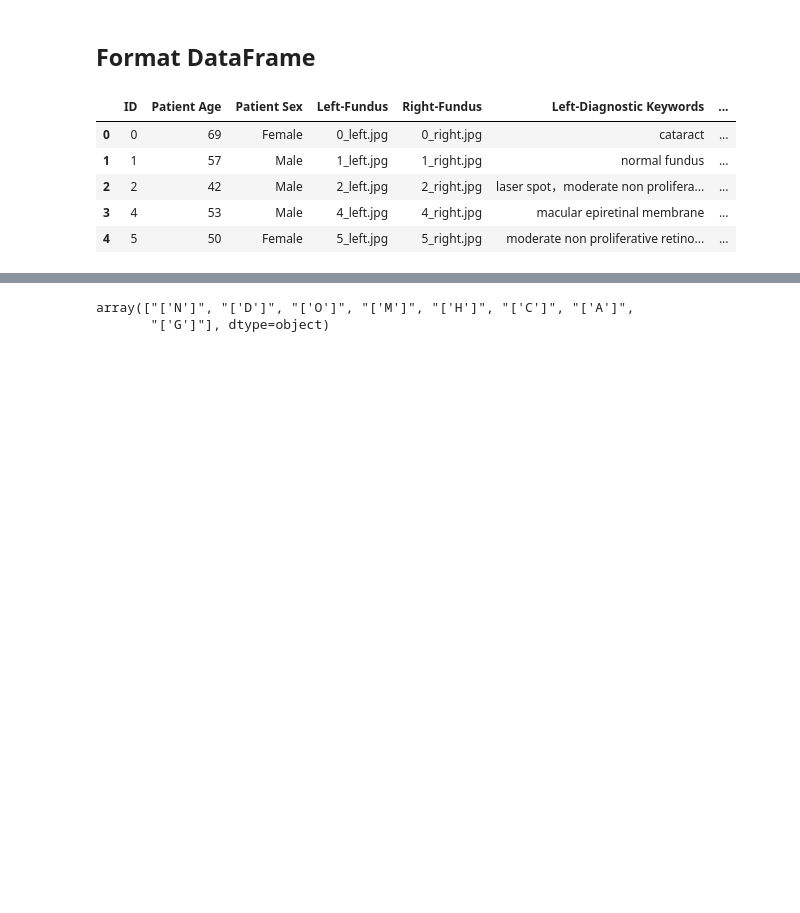
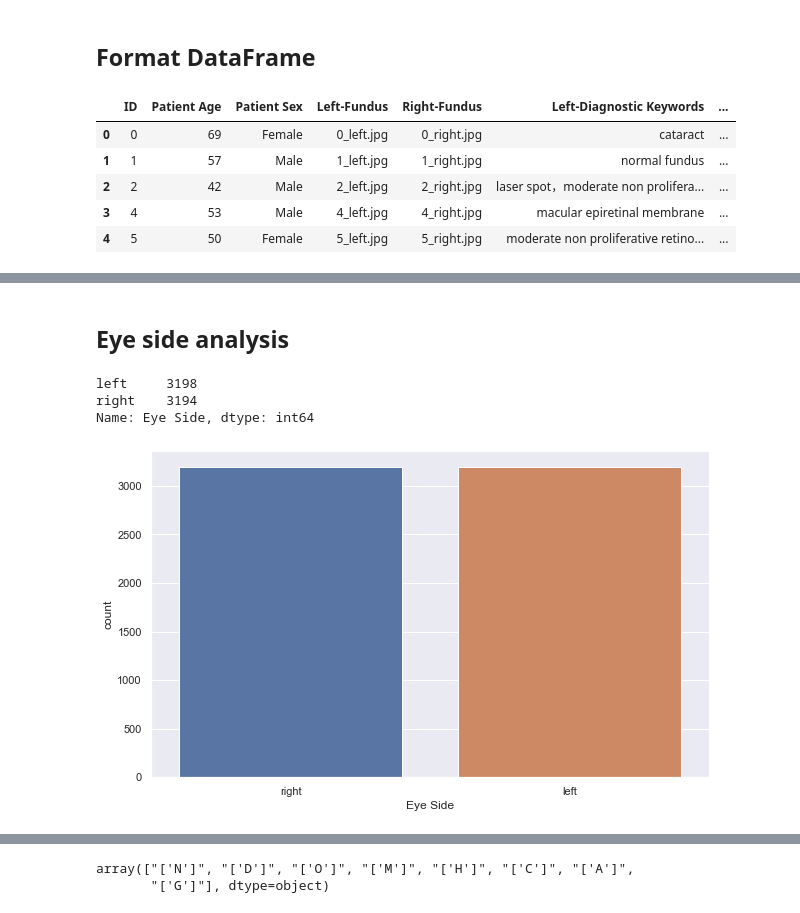
Before and after one commit to MridulAhluwalia/ljmu-research-thesis, a Jupyter notebook: notebooks/analysis/EDA - Eye Fundus Images.ipynb, the cells around one changed output, grey strips where cells are left out. Drawn from its saved outputs; the diff is of its cells as text; code cells hidden in the pictures; blank space fills up the shorter version.

```diff
--- a/notebooks/analysis/EDA - Eye Fundus Images.ipynb
+++ b/notebooks/analysis/EDA - Eye Fundus Images.ipynb
@@ -270,6 +270,20 @@ main_df.head()
 | 2 | 2 | 42 | Male | laser spot，moderate non prolifera... | moderate non proliferative retino... | 0 | 1 | ... |
 | 3 | 4 | 53 | Male | macular epiretinal membrane | mild nonproliferative retinopathy | 0 | 1 | ... |
 | 4 | 5 | 50 | Female | moderate non proliferative retino... | moderate non proliferative retino... | 0 | 1 | ... |
+# %% [markdown]
+## Eye side analysis
+# %%
+main_df["Eye Side"].value_counts()
+# %% [output]
+left     3198
+right    3194
+Name: Eye Side, dtype: int64
+# %%
+chart, ax = plt.subplots(figsize=[10,6])
+sns.countplot(x="Eye Side", data=main_df)
+plt.show()
+# %% [output]
+[figure, added]
 # %%
 def update_correct_diagnostic(row):
     if row["Eye Side"] == 'right':
```
Also changed, not shown: parts of 7 cells of this notebook, 19 other files.
